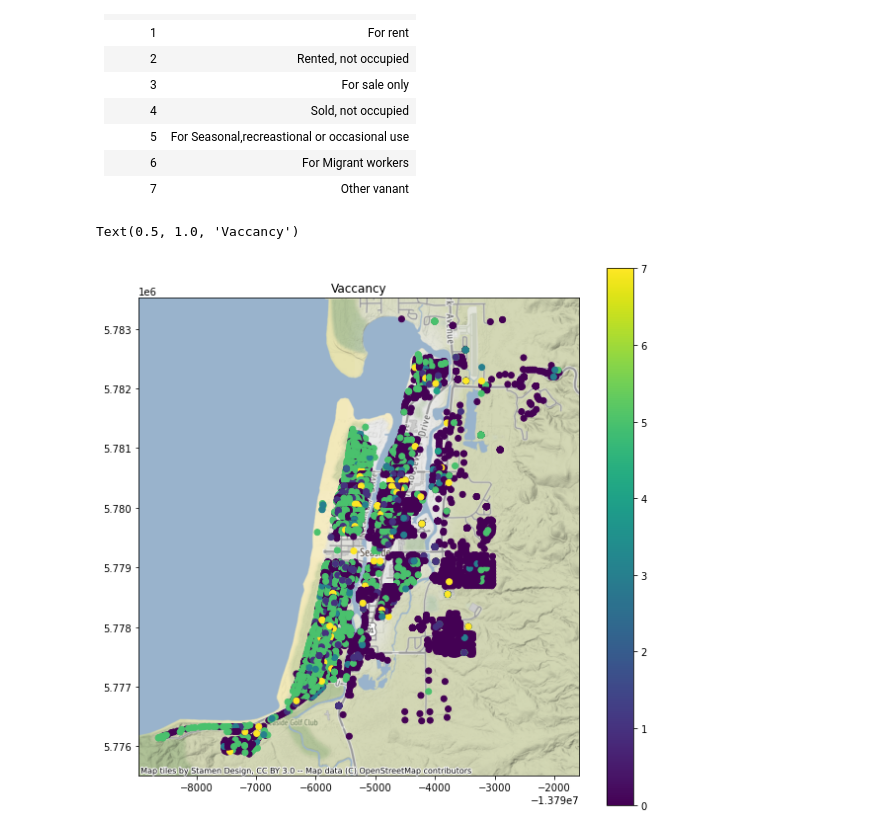
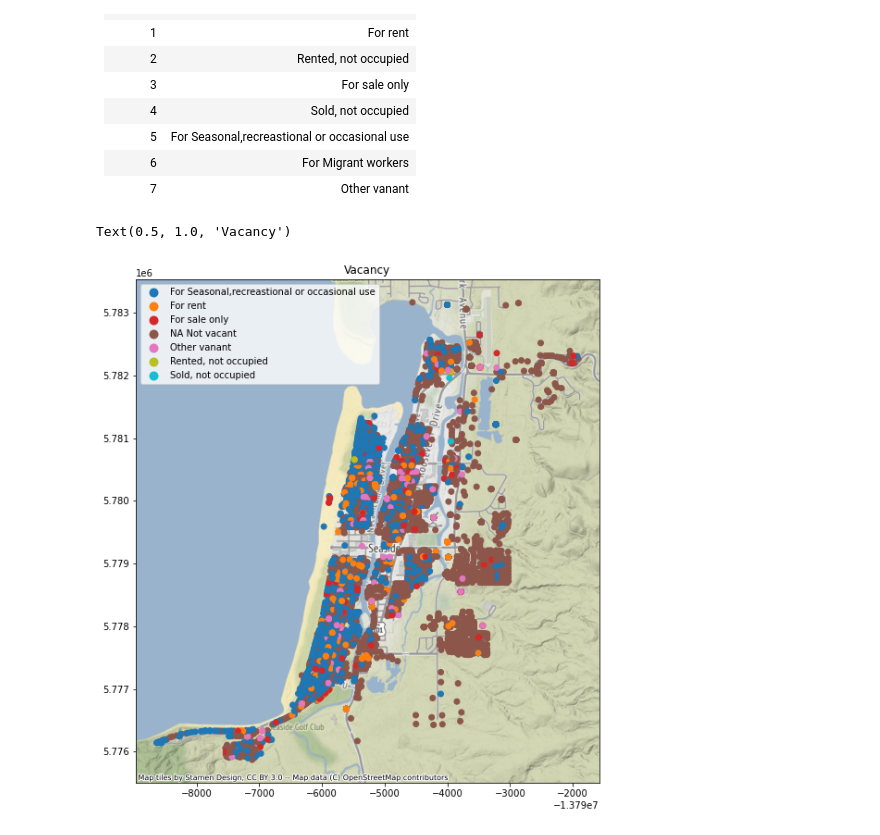
Before and after one commit to OU-CORE/InventoryAnalysis, a Jupyter notebook: Community_Analysis_Template.ipynb, the cells around one changed output. Drawn from its saved outputs; the diff is of its cells as text; code cells hidden in the pictures.

```diff
--- a/Community_Analysis_Template.ipynb
+++ b/Community_Analysis_Template.ipynb
@@ -281,5 +292,3 @@ renter
 # %% [output]
 |  | No people | 1-2 people | 3-5 people | More than 5 people |
 | #Buildings | 1683 | 2220 | 749 | 89 |
-# %%
-hua_gdf["Buildings"] = 1
@@ -309,9 +321,20 @@ Text(0.5, 1.0, 'Number of people per household')
 | 5 |  For Seasonal,recreastional or occasional use|
 | 6 |  For Migrant workers|
 | 7 |  Other vanant|
+# %%
+## Converting the numberical values to strings
+hua_gdf["new_vacancy"] = hua_gdf.vacancy.copy()
+hua_gdf.new_vacancy[hua_gdf.vacancy==0] = "NA Not vacant"
+hua_gdf.new_vacancy[hua_gdf.vacancy==1] = "For rent"
+hua_gdf.new_vacancy[hua_gdf.vacancy==2] = "Rented, not occupied"
+hua_gdf.new_vacancy[hua_gdf.vacancy==3] = "For sale only"
+hua_gdf.new_vacancy[hua_gdf.vacancy==4] = "Sold, not occupied"
+hua_gdf.new_vacancy[hua_gdf.vacancy==5] = "For Seasonal,recreastional or occasional use"
+hua_gdf.new_vacancy[hua_gdf.vacancy==6] = "For Migrant workers"
+hua_gdf.new_vacancy[hua_gdf.vacancy==7] = "Other vanant"
 # %%
-vacancy = viz.plot_gdf_map(hua_gdf,column='vacancy')
-plt.title("Vaccancy")
+vacancy = viz.plot_gdf_map(hua_gdf,column='new_vacancy')
+plt.title("Vacancy")
 # %% [output]
-Text(0.5, 1.0, 'Vaccancy')
+Text(0.5, 1.0, 'Vacancy')
-[figure, old version]
+[figure, new version]
```
Also changed, not shown: parts of 10 cells of this notebook.
